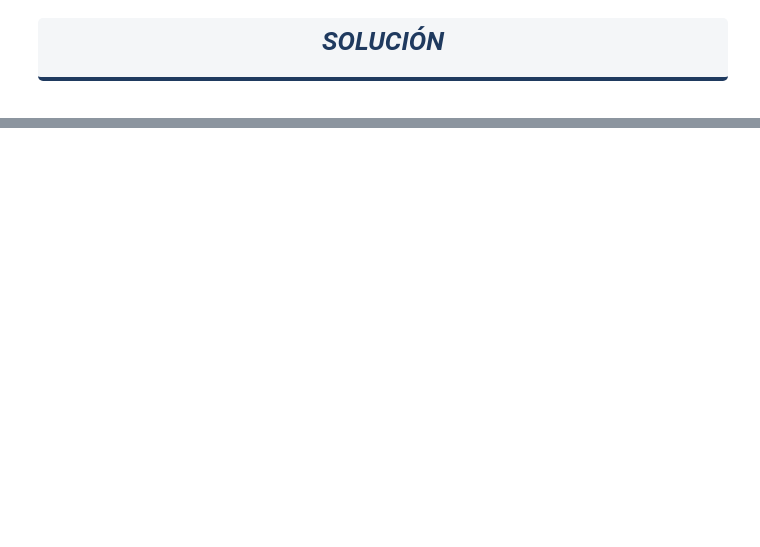
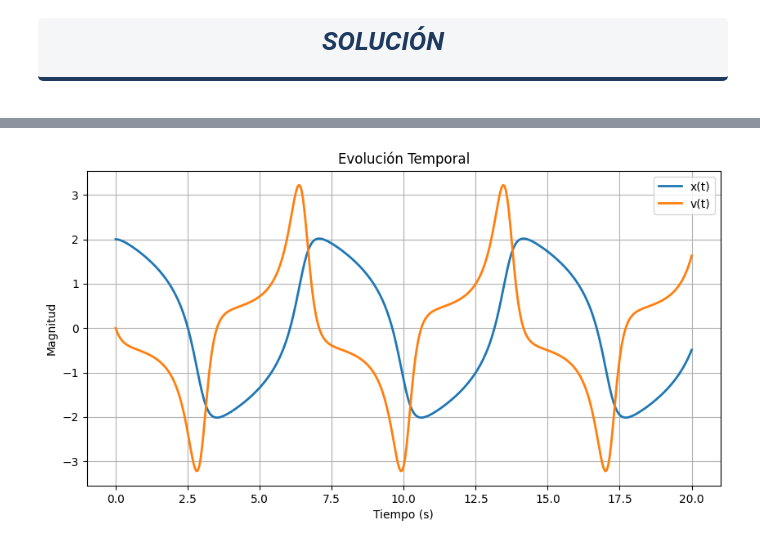
Before and after one commit to nileve-teo/BLOCK, a Jupyter notebook: EDO_met_15_06_26.ipynb, the cells around one changed output, grey strips where cells are left out. Saved outputs shown, nothing was run; the diff lists cells and outputs as text; code cells hidden in the pictures; blank space fills up the shorter version.

```diff
--- a/EDO_met_15_06_26.ipynb
+++ b/EDO_met_15_06_26.ipynb
@@ -197,0 +820,84 @@ SOLUCIÓN .
+# %%
+import numpy as np
+import matplotlib.pyplot as plt
+
+# Parámetros
+mu = 1.5
+t0 = 0
+tf = 20
+h = 0.05
+
+# Número de pasos
+N = int((tf - t0)/h)
+
+# Vector tiempo
+t = np.linspace(t0, tf, N+1)
+
+# Sistema de Van der Pol
+def f(x, v):
+    dxdt = v
+    dvdt = mu*(1 - x**2)*v - x
+    return dxdt, dvdt
+
+# Condiciones iniciales
+x = np.zeros(N+1)
+v = np.zeros(N+1)
+
+x[0] = 2.0
+v[0] = 0.0
+
+# Método RK4
+for i in range(N):
+
+    k1x, k1v = f(x[i], v[i])
+
+    k2x, k2v = f(
+        x[i] + h*k1x/2,
+        v[i] + h*k1v/2
+    )
+
+    k3x, k3v = f(
+        x[i] + h*k2x/2,
+        v[i] + h*k2v/2
+    )
+
+    k4x, k4v = f(
+        x[i] + h*k3x,
+        v[i] + h*k3v
+    )
+
+    x[i+1] = x[i] + h*(k1x + 2*k2x + 2*k3x + k4x)/6
+    v[i+1] = v[i] + h*(k1v + 2*k2v + 2*k3v + k4v)/6
+
+# Tabla de datos
+print("Primeras 10 iteraciones")
+print("Iter\tTiempo\t\tx\t\tv")
+
+for i in range(10):
+    print(f"{i}\t{t[i]:.2f}\t\t{x[i]:.6f}\t{v[i]:.6f}")
+
+print("\nEstado final")
+print(f"t = {t[-1]:.2f} s")
+print(f"x = {x[-1]:.6f}")
+print(f"v = {v[-1]:.6f}")
+
+# Gráfica 1
+plt.figure(figsize=(10,5))
+plt.plot(t,x,label='x(t)',linewidth=2)
+plt.plot(t,v,label='v(t)',linewidth=2)
+plt.xlabel('Tiempo (s)')
+plt.ylabel('Magnitud')
+plt.title('Evolución Temporal')
+plt.grid(True)
+plt.legend()
+plt.show()
+
+# Gráfica 2
+plt.figure(figsize=(6,6))
+plt.plot(x,v,'b')
+plt.xlabel('x')
+plt.ylabel('v')
+plt.title('Diagrama de Espacio de Fases')
+plt.grid(True)
+plt.show()
+# %% [output]
@@ -197,0 +921 @@ SOLUCIÓN .
+[figure, added]
```
Also changed, not shown: parts of 11 cells of this notebook.
